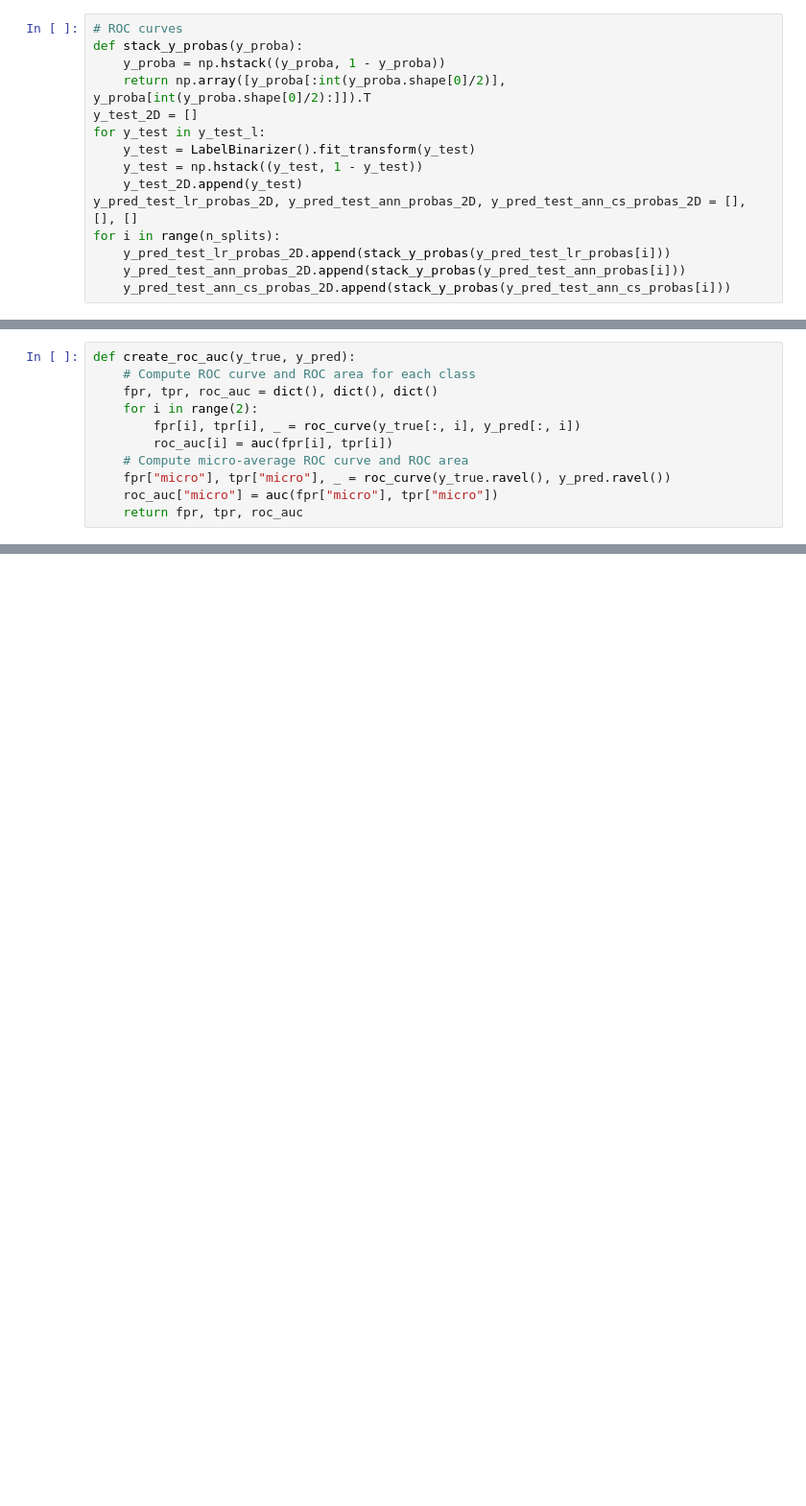
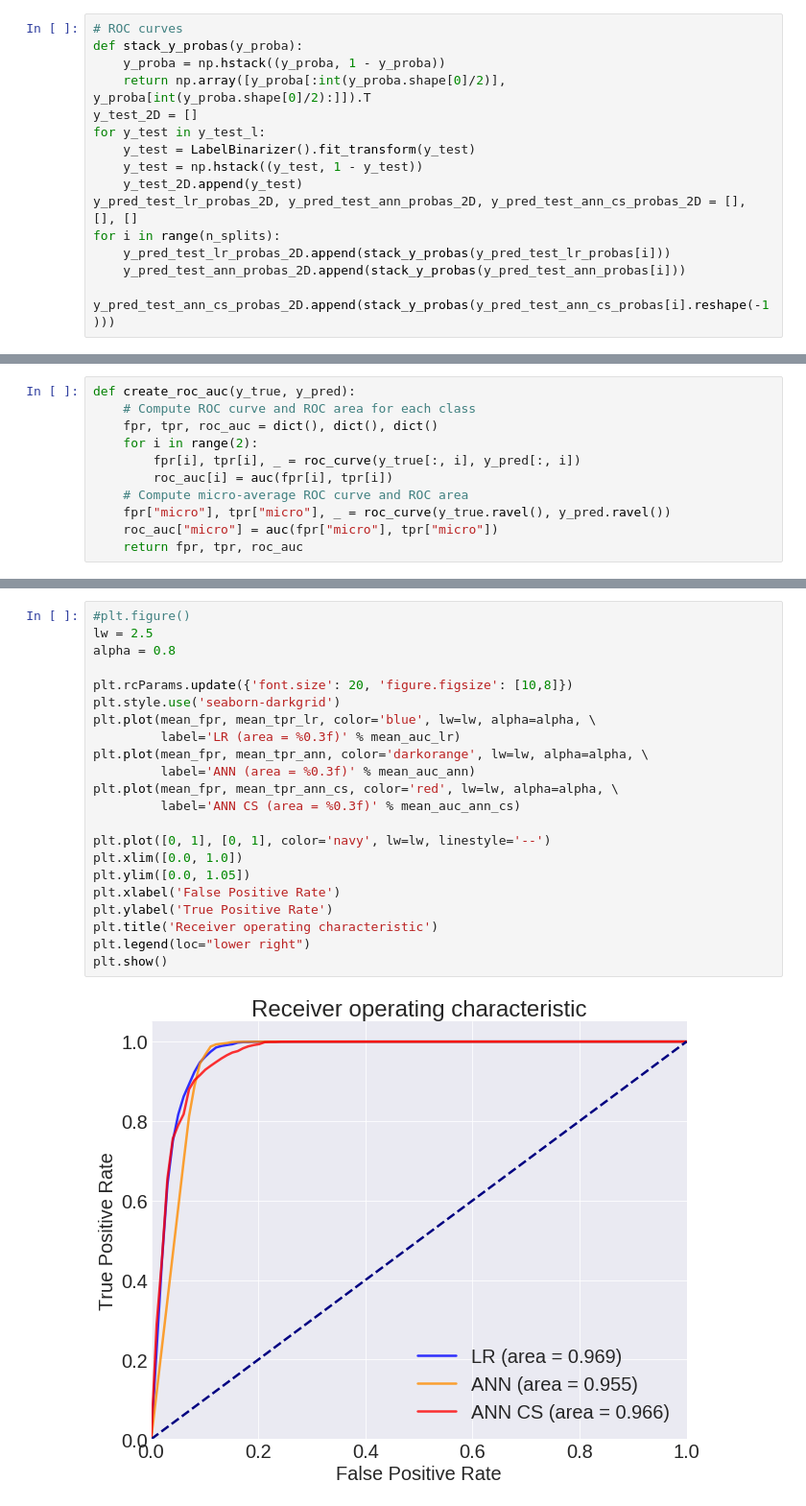
Before and after one commit to roman807/Fraud-Detection, a Jupyter notebook: results.ipynb, the cells around one changed output, grey strips where cells are left out. Shown: that part at 96% size. Drawn from its saved outputs; the diff is of its cells as text; blank space fills up the shorter version.

```diff
--- a/results.ipynb
+++ b/results.ipynb
@@ -53,4 +54,4 @@ y_pred_test_lr_probas_2D, y_pred_test_ann_probas_2D, y_pred_test_ann_cs_probas_2
 for i in range(n_splits):
     y_pred_test_lr_probas_2D.append(stack_y_probas(y_pred_test_lr_probas[i]))
     y_pred_test_ann_probas_2D.append(stack_y_probas(y_pred_test_ann_probas[i]))
-    y_pred_test_ann_cs_probas_2D.append(stack_y_probas(y_pred_test_ann_cs_probas[i]))
+    y_pred_test_ann_cs_probas_2D.append(stack_y_probas(y_pred_test_ann_cs_probas[i].reshape(-1)))
@@ -143,0 +108,24 @@ plt.show()
+# %%
+#plt.figure()
+lw = 2.5
+alpha = 0.8
+
+plt.rcParams.update({'font.size': 20, 'figure.figsize': [10,8]})
+plt.style.use('seaborn-darkgrid')
+plt.plot(mean_fpr, mean_tpr_lr, color='blue', lw=lw, alpha=alpha, \
+         label='LR (area = %0.3f)' % mean_auc_lr)
+plt.plot(mean_fpr, mean_tpr_ann, color='darkorange', lw=lw, alpha=alpha, \
+         label='ANN (area = %0.3f)' % mean_auc_ann)
+plt.plot(mean_fpr, mean_tpr_ann_cs, color='red', lw=lw, alpha=alpha, \
+         label='ANN CS (area = %0.3f)' % mean_auc_ann_cs)
+
+plt.plot([0, 1], [0, 1], color='navy', lw=lw, linestyle='--')
+plt.xlim([0.0, 1.0])
+plt.ylim([0.0, 1.05])
+plt.xlabel('False Positive Rate')
+plt.ylabel('True Positive Rate')
+plt.title('Receiver operating characteristic')
+plt.legend(loc="lower right")
+plt.show()
+# %% [output]
+[figure, added]
```
Also changed, not shown: parts of 12 cells of this notebook.
